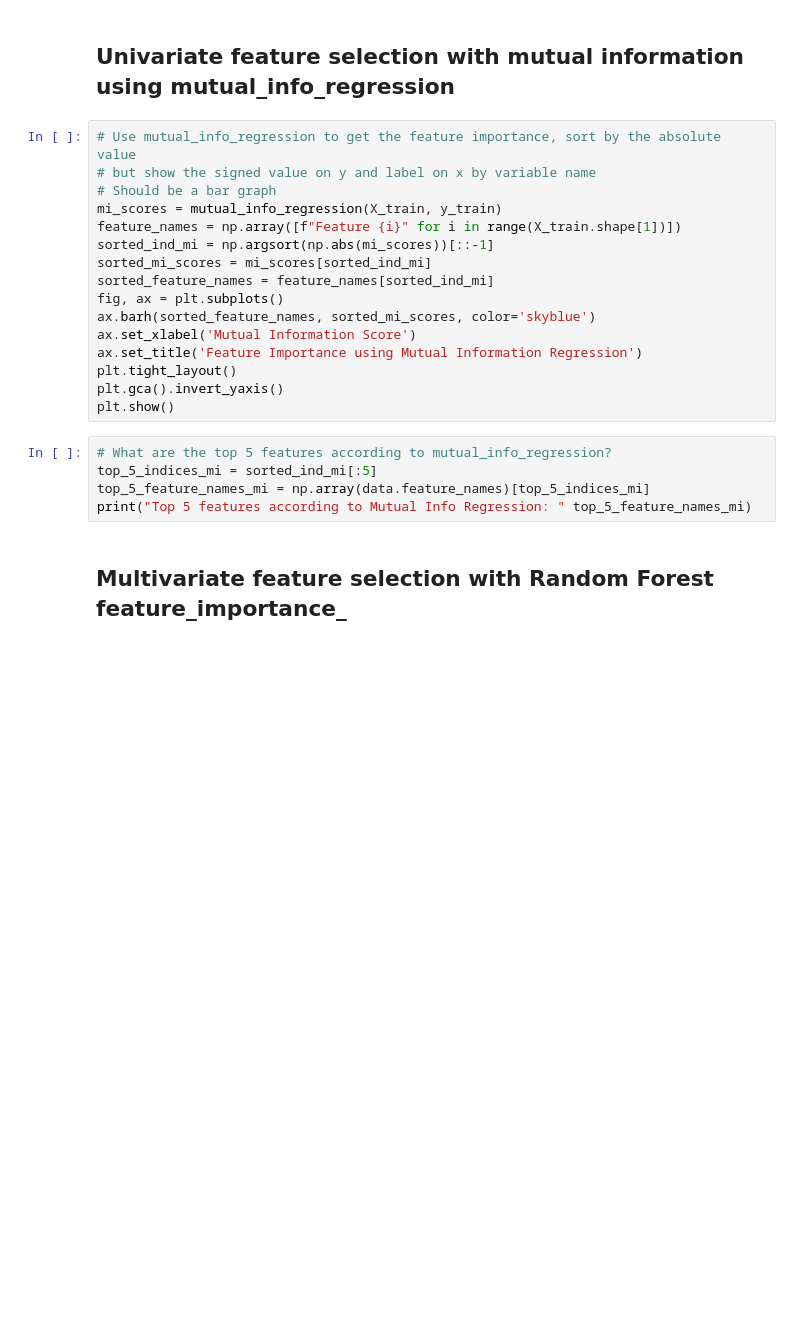
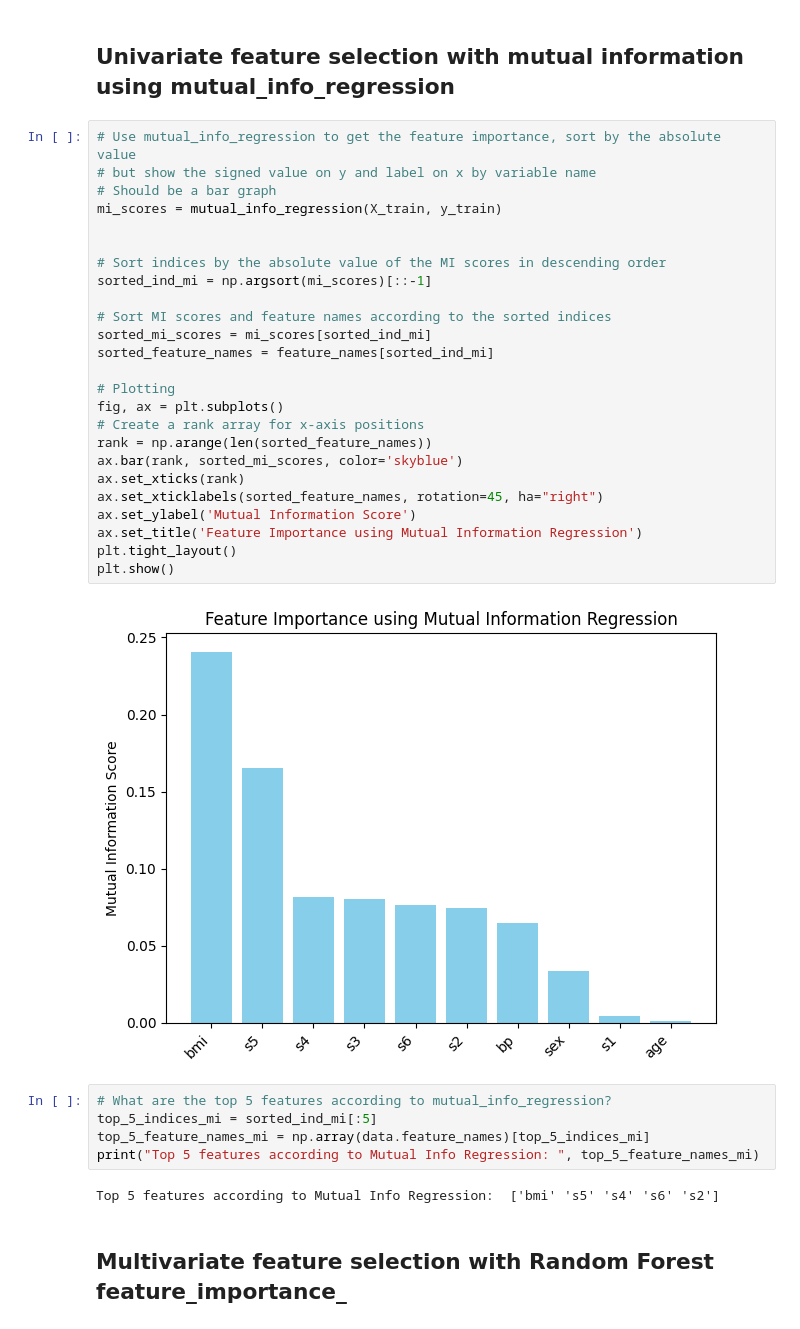
Before and after one commit to DataScienceAndEngineering/hw4-problem-3-feature-selection-Sajida28, a Jupyter notebook: dsei2100s24hw4p3-feature-selection.ipynb, the cells around one changed output. Cells and saved outputs as stored; diff of their text form; blank space fills up the shorter version.

```diff
--- a/dsei2100s24hw4p3-feature-selection.ipynb
+++ b/dsei2100s24hw4p3-feature-selection.ipynb
@@ -133,24 +135,37 @@ print("Top 5 features according to r Regression: " top_5_feature_names_r)
 # %%
 # Use mutual_info_regression to get the feature importance, sort by the absolute value
 # but show the signed value on y and label on x by variable name
 # Should be a bar graph
 mi_scores = mutual_info_regression(X_train, y_train)
-feature_names = np.array([f"Feature {i}" for i in range(X_train.shape[1])])
-sorted_ind_mi = np.argsort(np.abs(mi_scores))[::-1]
+
+
+# Sort indices by the absolute value of the MI scores in descending order
+sorted_ind_mi = np.argsort(mi_scores)[::-1]
+
+# Sort MI scores and feature names according to the sorted indices
 sorted_mi_scores = mi_scores[sorted_ind_mi]
 sorted_feature_names = feature_names[sorted_ind_mi]
+
+# Plotting
 fig, ax = plt.subplots()
-ax.barh(sorted_feature_names, sorted_mi_scores, color='skyblue')
-ax.set_xlabel('Mutual Information Score')
+# Create a rank array for x-axis positions
+rank = np.arange(len(sorted_feature_names))
+ax.bar(rank, sorted_mi_scores, color='skyblue')
+ax.set_xticks(rank)
+ax.set_xticklabels(sorted_feature_names, rotation=45, ha="right")
+ax.set_ylabel('Mutual Information Score')
 ax.set_title('Feature Importance using Mutual Information Regression')
 plt.tight_layout()
-plt.gca().invert_yaxis()
 plt.show()
+# %% [output]
+[figure, added]
 # %%
 # What are the top 5 features according to mutual_info_regression?
 top_5_indices_mi = sorted_ind_mi[:5]
 top_5_feature_names_mi = np.array(data.feature_names)[top_5_indices_mi]
-print("Top 5 features according to Mutual Info Regression: " top_5_feature_names_mi)
+print("Top 5 features according to Mutual Info Regression: ", top_5_feature_names_mi)
+# %% [output]
+Top 5 features according to Mutual Info Regression:  ['bmi' 's5' 's4' 's6' 's2']
 # %% [markdown]
 ## Multivariate feature selection with Random Forest feature_importance_
 # %%
```
Also changed, not shown: parts of 8 cells of this notebook.
